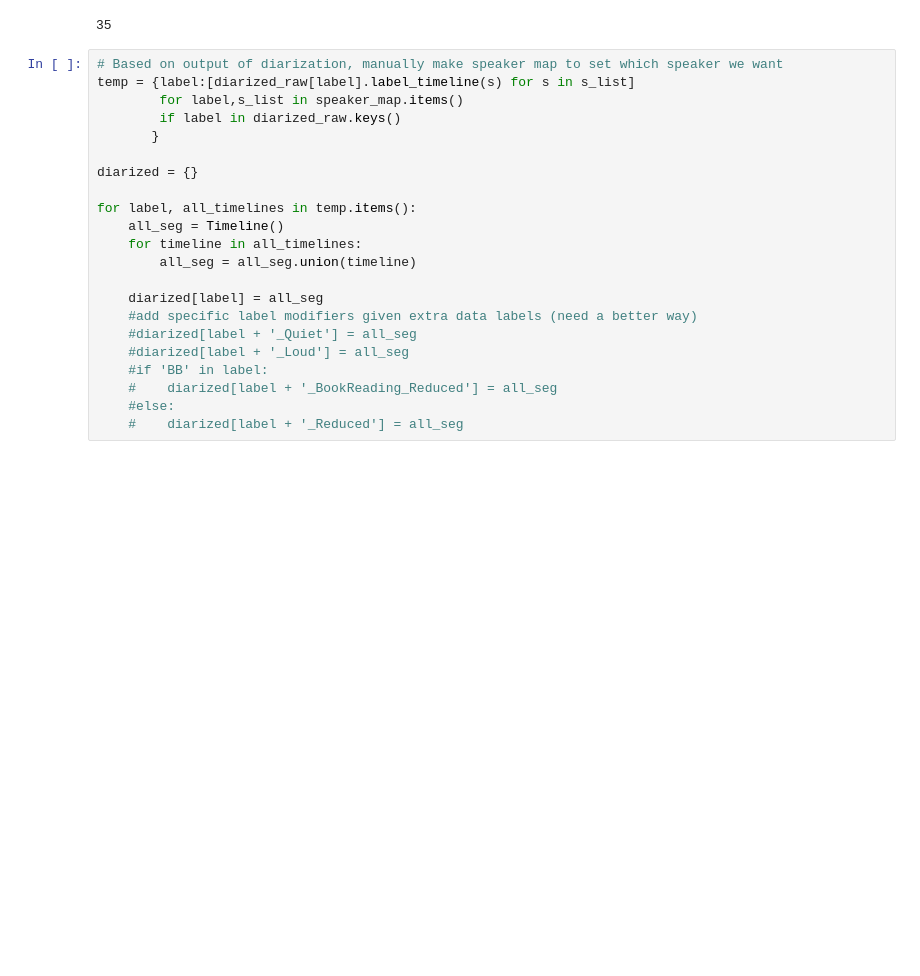
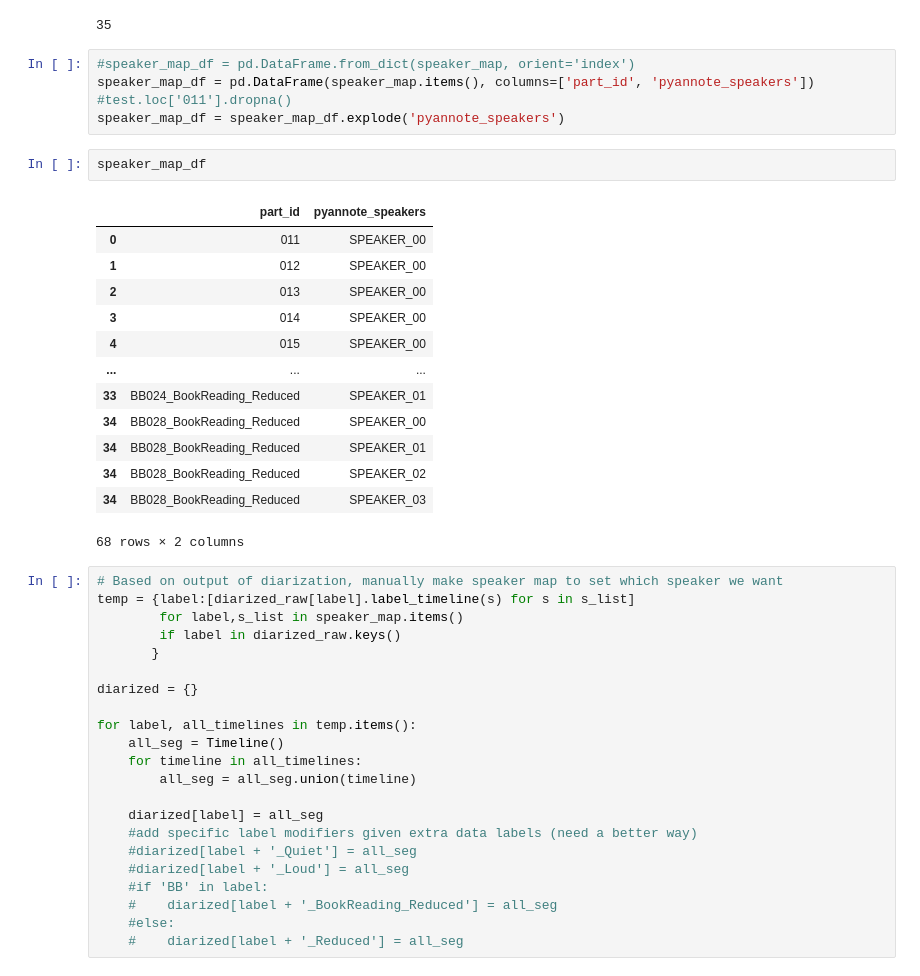
Before and after one commit to Rahul-Brito/infantvoice, a Jupyter notebook: scripts/Pyannote Embedder.ipynb, the cells around one changed output. Drawn from its saved outputs; the diff is of its cells as text; blank space fills up the shorter version.

```diff
--- a/scripts/Pyannote Embedder.ipynb
+++ b/scripts/Pyannote Embedder.ipynb
@@ -143,6 +143,27 @@ with open(speaker_map_json) as json_file:
 len(speaker_map.keys())
 # %% [output]
 35
+# %%
+#speaker_map_df = pd.DataFrame.from_dict(speaker_map, orient='index')
+speaker_map_df = pd.DataFrame(speaker_map.items(), columns=['part_id', 'pyannote_speakers'])
+#test.loc['011'].dropna()
+speaker_map_df = speaker_map_df.explode('pyannote_speakers')
+# %%
+speaker_map_df
+# %% [output]
+|  | part_id | pyannote_speakers |
+| 0 | 011 | SPEAKER_00 |
+| 1 | 012 | SPEAKER_00 |
+| 2 | 013 | SPEAKER_00 |
+| 3 | 014 | SPEAKER_00 |
+| 4 | 015 | SPEAKER_00 |
+| ... | ... | ... |
+| 33 | BB024_BookReading_Reduced | SPEAKER_01 |
+| 34 | BB028_BookReading_Reduced | SPEAKER_00 |
+| 34 | BB028_BookReading_Reduced | SPEAKER_01 |
+| 34 | BB028_BookReading_Reduced | SPEAKER_02 |
+| 34 | BB028_BookReading_Reduced | SPEAKER_03 |
+68 rows × 2 columns
 # %%
 # Based on output of diarization, manually make speaker map to set which speaker we want
 temp = {label:[diarized_raw[label].label_timeline(s) for s in s_list]
```
Also changed, not shown: parts of 1 cell of this notebook, 2 other files.
